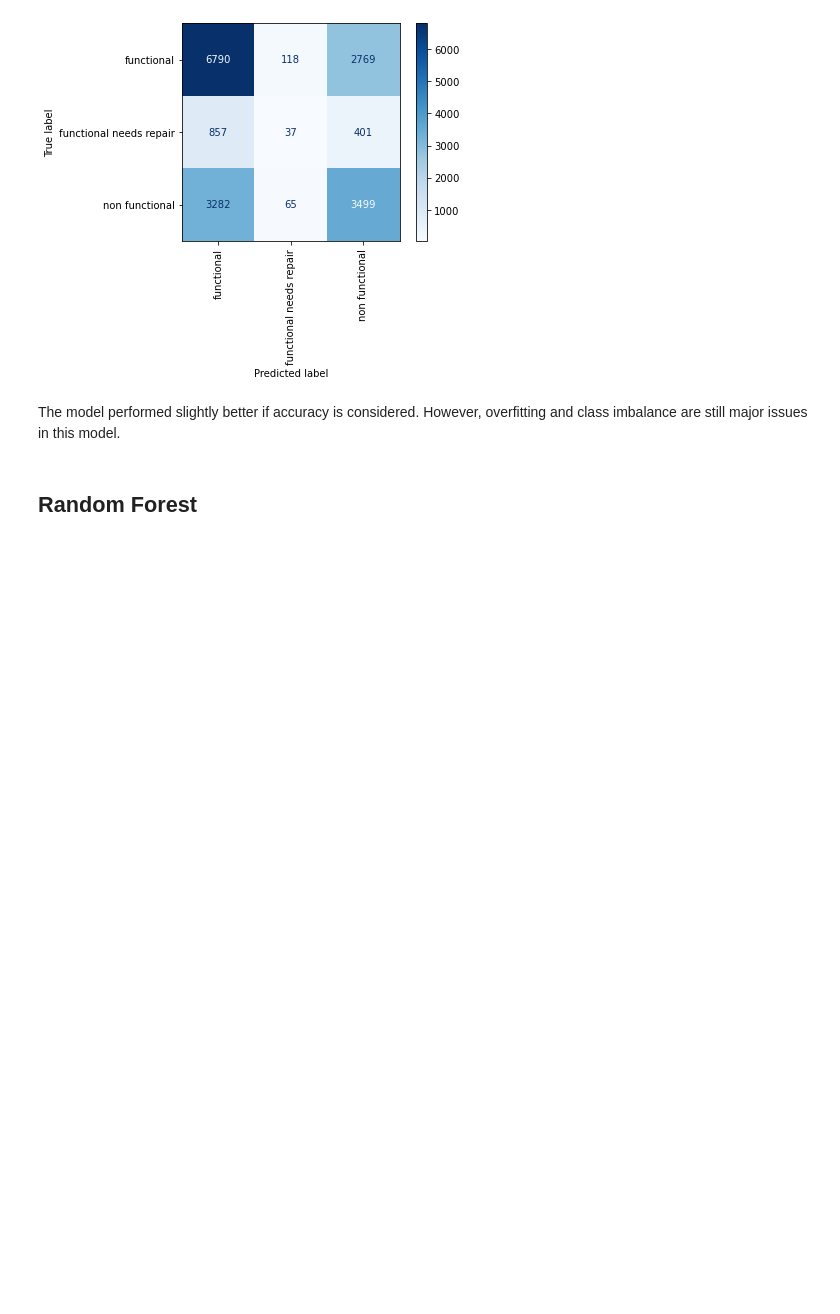
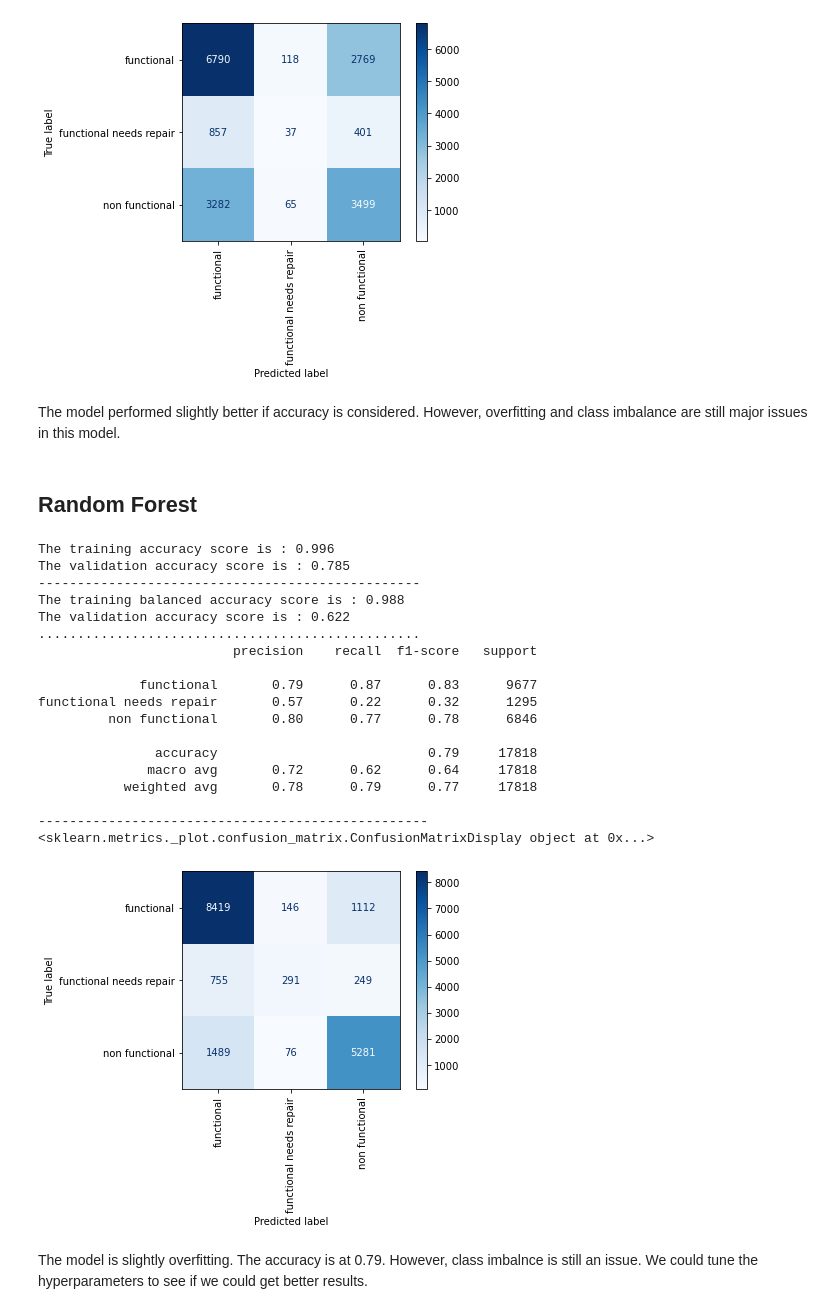
Before and after one commit to OswaldCc/Tanzania-Water-Pump-Status-Prediction, a Jupyter notebook: Tanzania Water Pump Status.ipynb, the cells around one changed output. Drawn from its saved outputs; the diff is of its cells as text; code cells hidden in the pictures; blank space fills up the shorter version.

Commit message:
finished on modelling

```diff
--- a/Tanzania Water Pump Status.ipynb
+++ b/Tanzania Water Pump Status.ipynb
@@ -1029,3 +994,37 @@ functional needs repair       0.17      0.03      0.05      1295
 The model performed slightly better if accuracy is considered. However, overfitting and class imbalance are still major issues in this model.
 # %% [markdown]
 ## Random Forest
+# %%
+# insantiate random forest classifier
+
+random_forest = RandomForestClassifier(random_state=42)
+
+# fit the model
+
+random_forest.fit(preprocessed_train, y_train)
+
+# evaluating the model
+
+model_eval(random_forest, preprocessed_train, y_train, preprocessed_test, y_test)
+# %% [output]
+The training accuracy score is : 0.996
+The validation accuracy score is : 0.785
+-------------------------------------------------
+The training balanced accuracy score is : 0.988
+The validation accuracy score is : 0.622
+.................................................
+                         precision    recall  f1-score   support
+
+             functional       0.79      0.87      0.83      9677
+functional needs repair       0.57      0.22      0.32      1295
+         non functional       0.80      0.77      0.78      6846
+
+               accuracy                           0.79     17818
+              macro avg       0.72      0.62      0.64     17818
+           weighted avg       0.78      0.79      0.77     17818
+
+--------------------------------------------------
+<sklearn.metrics._plot.confusion_matrix.ConfusionMatrixDisplay object at 0x...>
+[figure, added]
+# %% [markdown]
+The model is slightly overfitting. The accuracy is at 0.79. However, class imbalnce is still an issue. We could tune the hyperparameters to see if we could get better results.
```
Also changed, not shown: parts of 19 cells of this notebook.
